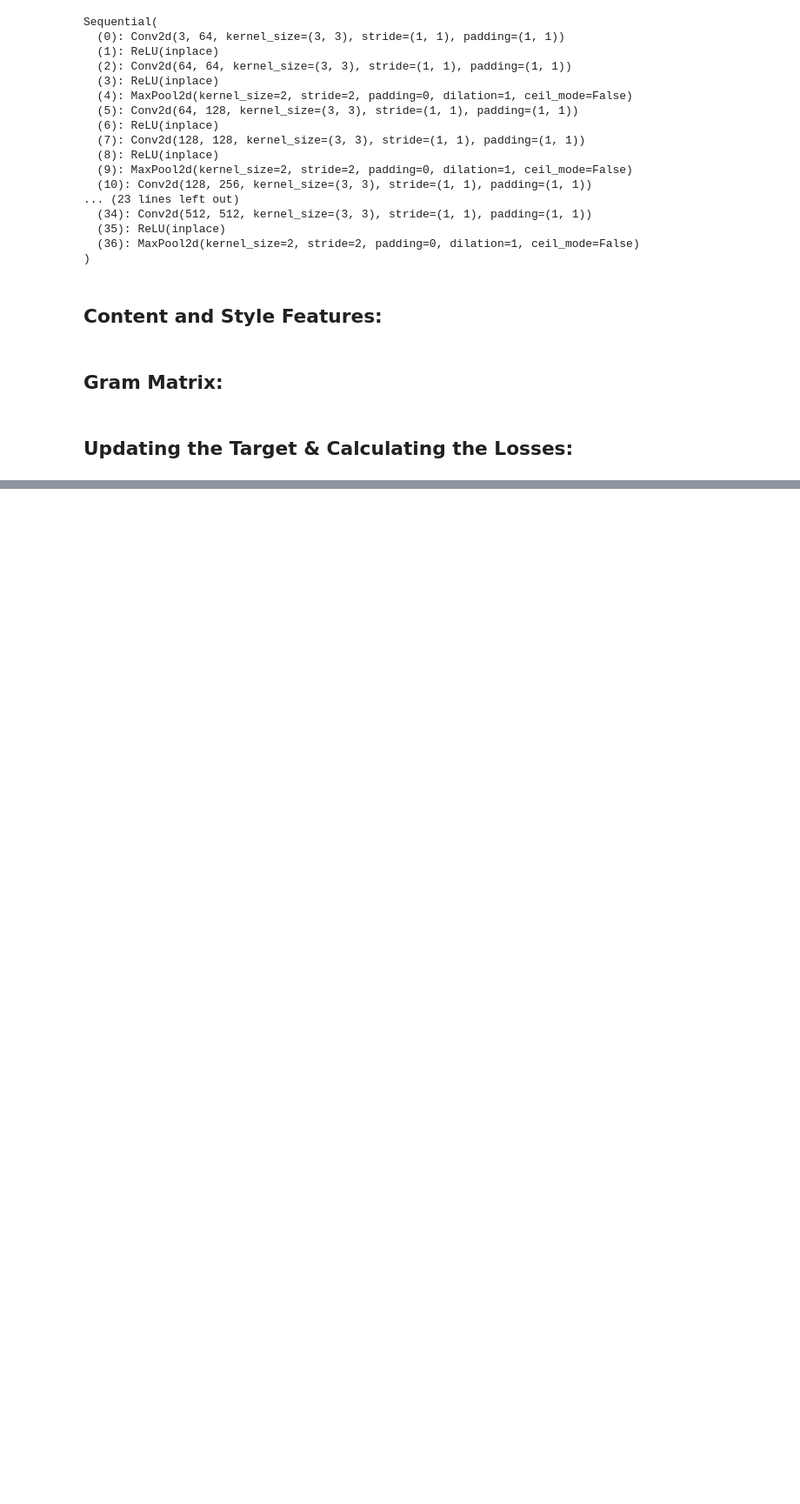
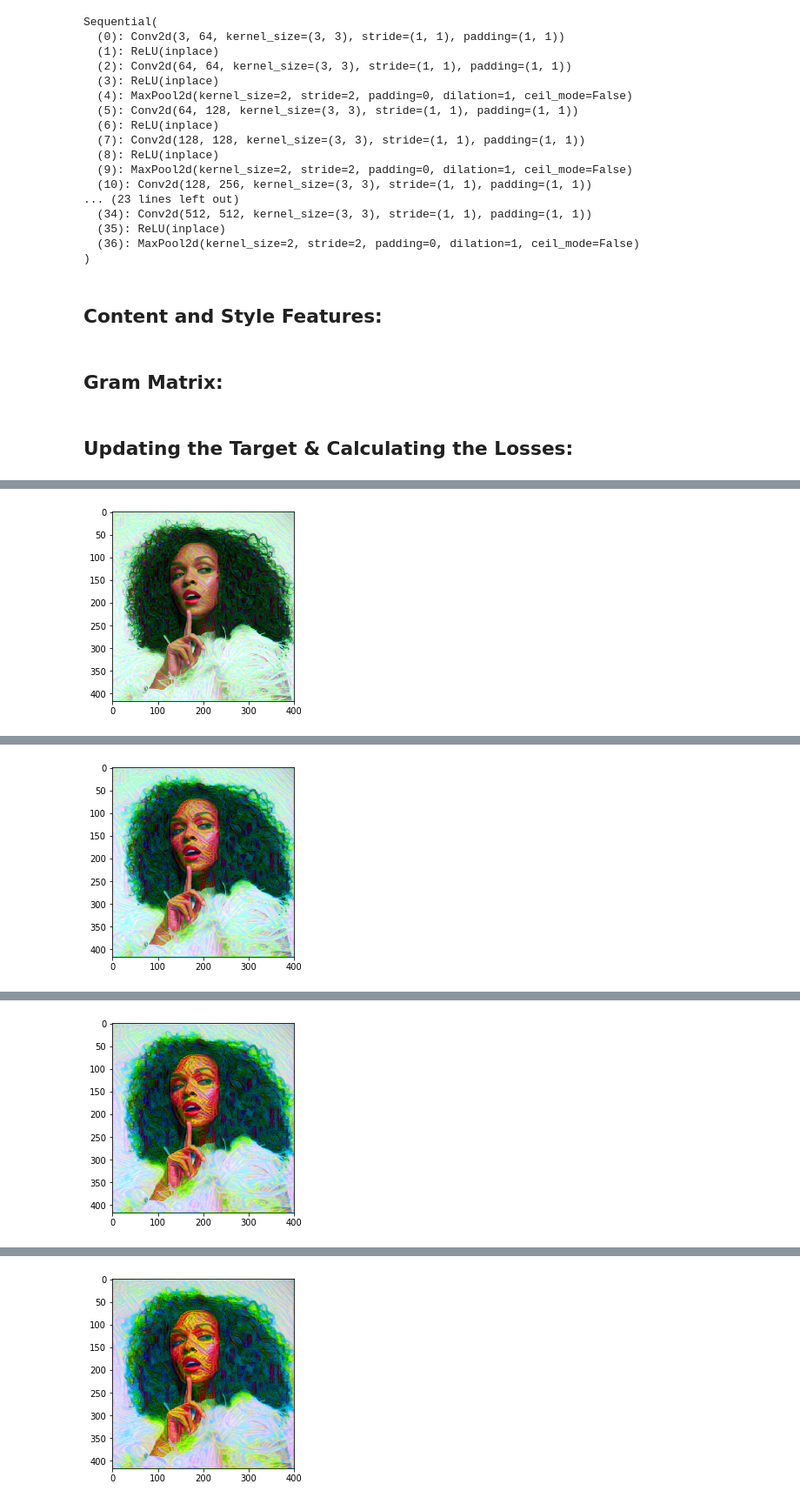
Before and after one commit to geekquad/Deep-Dream, a Jupyter notebook: Deep Dream.ipynb, the cells around one changed output, grey strips where cells are left out. Shown at 87% size. Drawn from its saved outputs; the diff is of its cells as text; code cells hidden in the pictures; blank space fills up the shorter version.

```diff
--- a/Deep Dream.ipynb
+++ b/Deep Dream.ipynb
@@ -145,3 +145,18 @@ for ii in range(1, steps+1):
         style_gram = style_grams[layer]
         layer_style_loss = style_weights[layer]* torch.mean((target_gram - style_gram)**2)
         style_loss += layer_style_loss/(d*h*w)
+
+    # calculate the *total* loss
+    total_loss = content_weight * content_loss + style_weight * style_loss
+
+    # update your target image
+    optimizer.zero_grad()
+    total_loss.backward()
+    optimizer.step()
+
+    # display intermediate images and print the loss
+    if  ii % show_every == 0:
+        print('Total loss: ', total_loss.item())
+        plt.imshow(im_convert(target))
+        plt.show()
+# %% [output]
@@ -147,0 +164 @@ for ii in range(1, steps+1):
+[figure, added]
@@ -147,0 +166 @@ for ii in range(1, steps+1):
+[figure, added]
@@ -147,0 +168 @@ for ii in range(1, steps+1):
+[figure, added]
@@ -147,0 +170 @@ for ii in range(1, steps+1):
+[figure, added]
```
Also changed, not shown: parts of 1 cell of this notebook.
